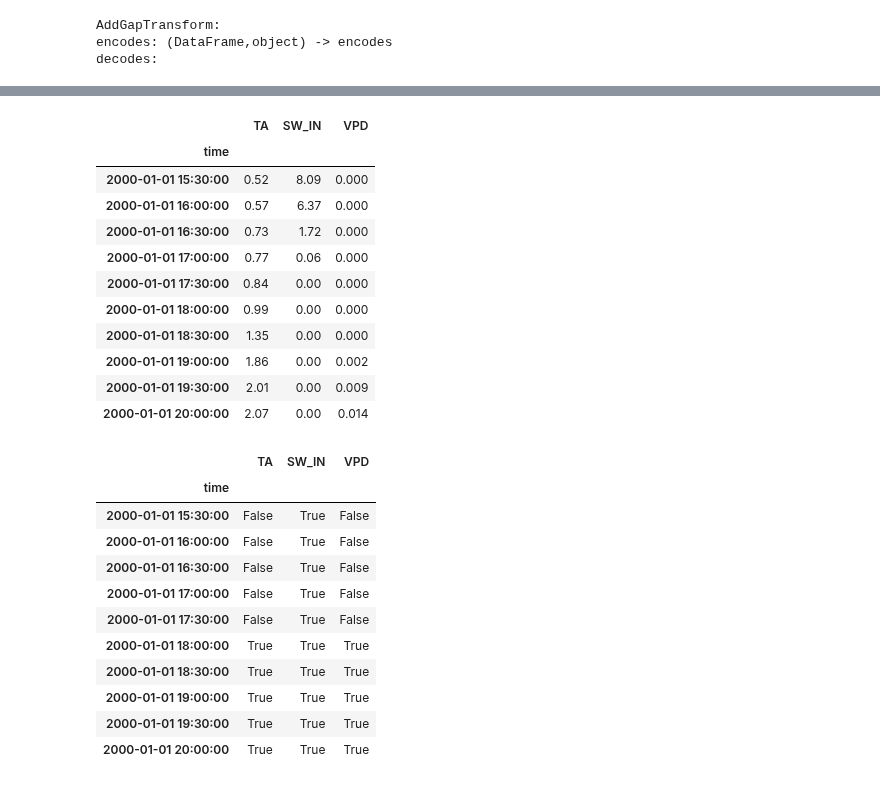
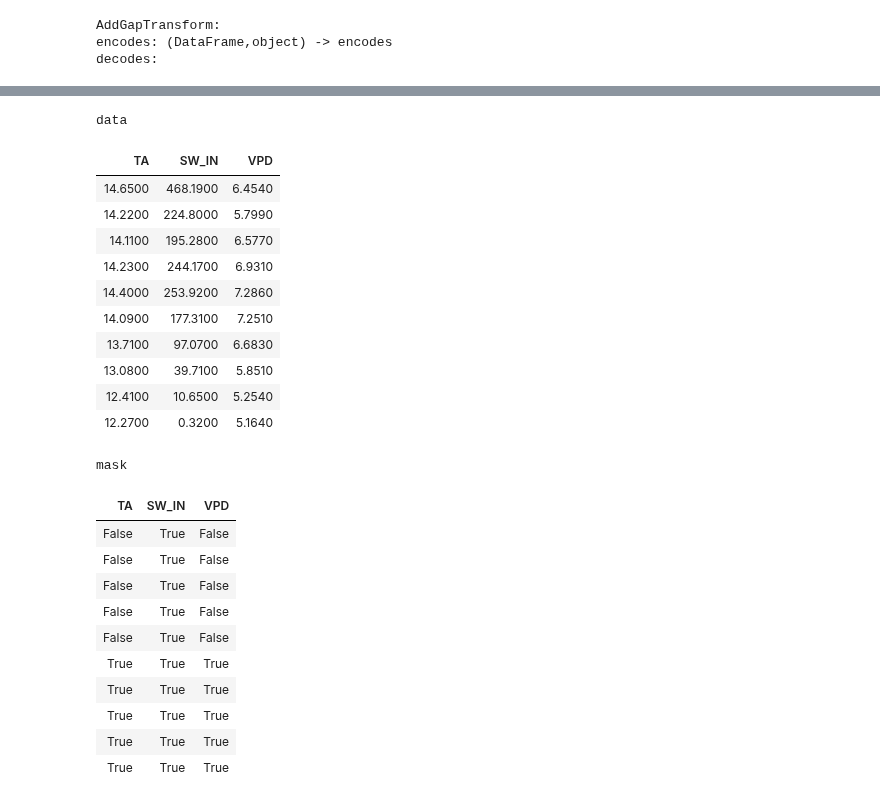
Before and after one commit to mone27/meteo_imp, a Jupyter notebook: lib_nbs/kalman/10_fastai.ipynb, the cells around one changed output, grey strips where cells are left out. Drawn from its saved outputs; the diff is of its cells as text; code cells hidden in the pictures.

```diff
--- a/lib_nbs/kalman/10_fastai.ipynb
+++ b/lib_nbs/kalman/10_fastai.ipynb
@@ -125,5 +149,14 @@ m(9)
 # %% [markdown]
 adds a mask which includes a random gap
+# %%
+class MaskedDf:
+    def __init__(self,*args):
+        self.data = args[0]
+        self.mask = args[1]
+    def __iter__(self): return iter((self.data, self.mask,))
+    __repr__ = basic_repr("data, mask")
+    def _repr_html_(self):
+        return row_dfs({'data': self.data, 'mask': self.mask}, title="Masked Df")
 # %%
 #| exports
 def _make_random_gap(
@@ -143,12 +176,9 @@ def _make_random_gap(
 # %%
 #| export
 from fastcore.basics import *
-# %%
-#| export
-MaskedDf = namedtuple('MaskedDf', 'data mask')
 # %%
 #| export
-class AddGapTransform(ItemTransform):
+class AddGapTransform(Transform):
     """Adds a random gap to a `TimeSTensor`"""
     def __init__(self,
                 variables,
@@ -193,30 +229,29 @@ m_df = a_gap(m(3))
+# %%
+m_df = a_gap(blk(800))
 # %%
-m_df.data
+display_as_row({'data': m_df.data, 'mask': m_df.mask})
 # %% [output]
+data
-|  | TA | SW_IN | VPD |
-| time |  |  |  |
-| 2000-01-01 15:30:00 | 0.52 | 8.09 | 0.000 |
-| 2000-01-01 16:00:00 | 0.57 | 6.37 | 0.000 |
-| 2000-01-01 16:30:00 | 0.73 | 1.72 | 0.000 |
-| 2000-01-01 17:00:00 | 0.77 | 0.06 | 0.000 |
-| 2000-01-01 17:30:00 | 0.84 | 0.00 | 0.000 |
-| 2000-01-01 18:00:00 | 0.99 | 0.00 | 0.000 |
-| 2000-01-01 18:30:00 | 1.35 | 0.00 | 0.000 |
-| 2000-01-01 19:00:00 | 1.86 | 0.00 | 0.002 |
-| 2000-01-01 19:30:00 | 2.01 | 0.00 | 0.009 |
-| 2000-01-01 20:00:00 | 2.07 | 0.00 | 0.014 |
+| TA | SW_IN | VPD |
+| 14.6500 | 468.1900 | 6.4540 |
+| 14.2200 | 224.8000 | 5.7990 |
+| 14.1100 | 195.2800 | 6.5770 |
+| 14.2300 | 244.1700 | 6.9310 |
+| 14.4000 | 253.9200 | 7.2860 |
+| 14.0900 | 177.3100 | 7.2510 |
+| 13.7100 | 97.0700 | 6.6830 |
+| 13.0800 | 39.7100 | 5.8510 |
+| 12.4100 | 10.6500 | 5.2540 |
+| 12.2700 | 0.3200 | 5.1640 |
+mask
+| TA | SW_IN | VPD |
+| False | True | False |
+| False | True | False |
+| False | True | False |
+| False | True | False |
+| False | True | False |
+| True | True | True |
+| True | True | True |
+| True | True | True |
+| True | True | True |
+| True | True | True |
-# %%
-m_df.mask
-# %% [output]
-|  | TA | SW_IN | VPD |
-| time |  |  |  |
-| 2000-01-01 15:30:00 | False | True | False |
-| 2000-01-01 16:00:00 | False | True | False |
-| 2000-01-01 16:30:00 | False | True | False |
-| 2000-01-01 17:00:00 | False | True | False |
-| 2000-01-01 17:30:00 | False | True | False |
-| 2000-01-01 18:00:00 | True | True | True |
-| 2000-01-01 18:30:00 | True | True | True |
-| 2000-01-01 19:00:00 | True | True | True |
-| 2000-01-01 19:30:00 | True | True | True |
-| 2000-01-01 20:00:00 | True | True | True |
```
Also changed, not shown: parts of 187 cells of this notebook, 9 other files.
